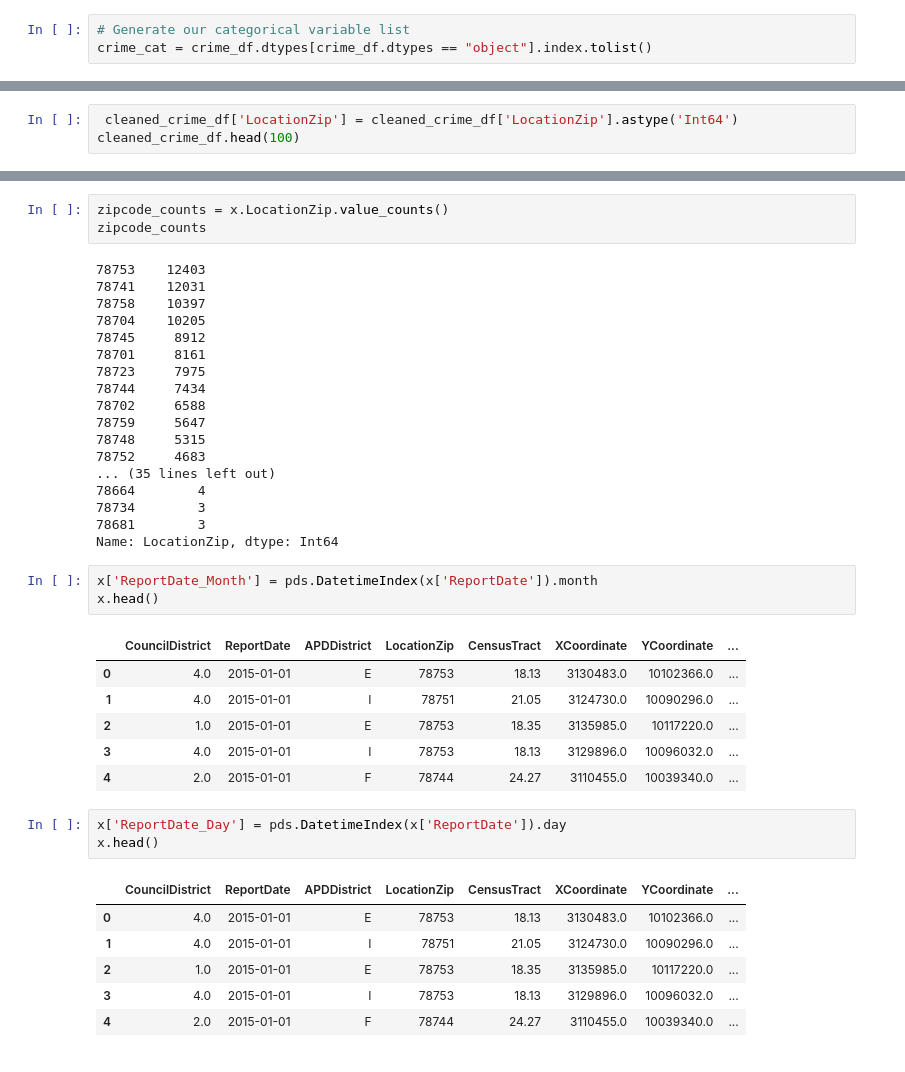
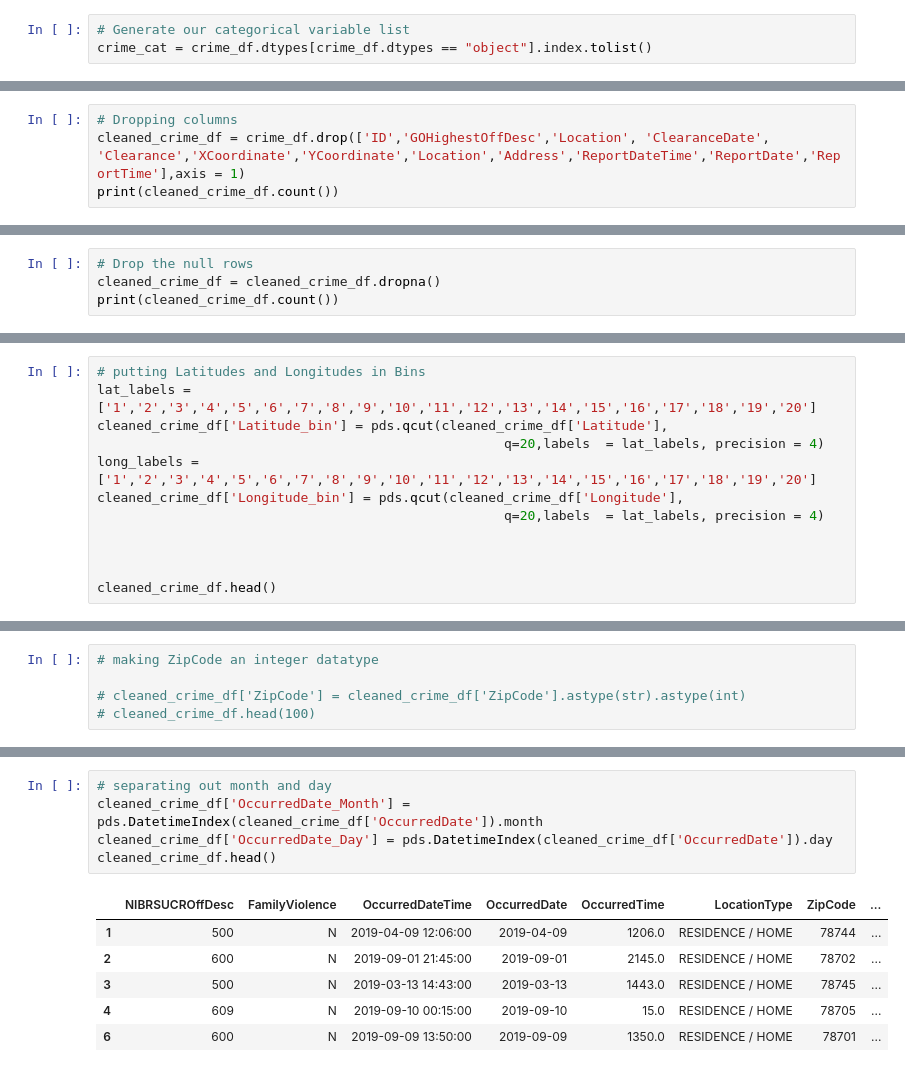
Before and after one commit to azusenaarroyo/project-one, a Jupyter notebook: AustinCrime.ipynb, the cells around one changed output, grey strips where cells are left out. Drawn from its saved outputs; the diff is of its cells as text.

```diff
--- a/AustinCrime.ipynb
+++ b/AustinCrime.ipynb
@@ -65,0 +120,4 @@ cleaned_crime_df.head()
+# %%
+# Dropping columns
+cleaned_crime_df = crime_df.drop(['ID','GOHighestOffDesc','Location', 'ClearanceDate', 'Clearance','XCoordinate','YCoordinate','Location','Address','ReportDateTime','ReportDate','ReportTime'],axis = 1)
+print(cleaned_crime_df.count())
@@ -65,0 +163,4 @@ cleaned_crime_df.head()
+# %%
+# Drop the null rows
+cleaned_crime_df = cleaned_crime_df.dropna()
+print(cleaned_crime_df.count())
@@ -65,0 +197,12 @@ cleaned_crime_df.head()
+# %%
+# putting Latitudes and Longitudes in Bins
+lat_labels = ['1','2','3','4','5','6','7','8','9','10','11','12','13','14','15','16','17','18','19','20']
+cleaned_crime_df['Latitude_bin'] = pds.qcut(cleaned_crime_df['Latitude'],
+                                                    q=20,labels  = lat_labels, precision = 4)
+long_labels = ['1','2','3','4','5','6','7','8','9','10','11','12','13','14','15','16','17','18','19','20']
+cleaned_crime_df['Longitude_bin'] = pds.qcut(cleaned_crime_df['Longitude'],
+                                                    q=20,labels  = lat_labels, precision = 4)
+
+
+
+cleaned_crime_df.head()
@@ -66,3 +216,5 @@ cleaned_crime_df.head()
 # %%
- cleaned_crime_df['LocationZip'] = cleaned_crime_df['LocationZip'].astype('Int64')
-cleaned_crime_df.head(100)
+# making ZipCode an integer datatype
+
+# cleaned_crime_df['ZipCode'] = cleaned_crime_df['ZipCode'].astype(str).astype(int)
+# cleaned_crime_df.head(100)
@@ -114,43 +243,14 @@ YCoordinate        36911
 dtype: int64
-# %%
-zipcode_counts = x.LocationZip.value_counts()
-zipcode_counts
-# %% [output]
-78753    12403
-78741    12031
-78758    10397
-78704    10205
-78745     8912
-78701     8161
-78723     7975
-78744     7434
-78702     6588
-78759     5647
-78748     5315
-78752     4683
-... (35 lines left out)
-78664        4
-78734        3
-78681        3
-Name: LocationZip, dtype: Int64
 # %%
-x['ReportDate_Month'] = pds.DatetimeIndex(x['ReportDate']).month
-x.head()
+# separating out month and day
+cleaned_crime_df['OccurredDate_Month'] = pds.DatetimeIndex(cleaned_crime_df['OccurredDate']).month
+cleaned_crime_df['OccurredDate_Day'] = pds.DatetimeIndex(cleaned_crime_df['OccurredDate']).day
+cleaned_crime_df.head()
 # %% [output]
-|  | CouncilDistrict | ReportDate | APDDistrict | LocationZip | CensusTract | XCoordinate | YCoordinate | ... |
-| 0 | 4.0 | 2015-01-01 | E | 78753 | 18.13 | 3130483.0 | 10102366.0 | ... |
-| 1 | 4.0 | 2015-01-01 | I | 78751 | 21.05 | 3124730.0 | 10090296.0 | ... |
-| 2 | 1.0 | 2015-01-01 | E | 78753 | 18.35 | 3135985.0 | 10117220.0 | ... |
-| 3 | 4.0 | 2015-01-01 | I | 78753 | 18.13 | 3129896.0 | 10096032.0 | ... |
-| 4 | 2.0 | 2015-01-01 | F | 78744 | 24.27 | 3110455.0 | 10039340.0 | ... |
+|  | NIBRSUCROffDesc | FamilyViolence | OccurredDateTime | OccurredDate | OccurredTime | LocationType | ZipCode | ... |
+| 1 | 500 | N | 2019-04-09 12:06:00 | 2019-04-09 | 1206.0 | RESIDENCE / HOME | 78744 | ... |
+| 2 | 600 | N | 2019-09-01 21:45:00 | 2019-09-01 | 2145.0 | RESIDENCE / HOME | 78702 | ... |
+| 3 | 500 | N | 2019-03-13 14:43:00 | 2019-03-13 | 1443.0 | RESIDENCE / HOME | 78745 | ... |
+| 4 | 609 | N | 2019-09-10 00:15:00 | 2019-09-10 | 15.0 | RESIDENCE / HOME | 78705 | ... |
+| 6 | 600 | N | 2019-09-09 13:50:00 | 2019-09-09 | 1350.0 | RESIDENCE / HOME | 78701 | ... |
-# %%
-x['ReportDate_Day'] = pds.DatetimeIndex(x['ReportDate']).day
-x.head()
-# %% [output]
-|  | CouncilDistrict | ReportDate | APDDistrict | LocationZip | CensusTract | XCoordinate | YCoordinate | ... |
-| 0 | 4.0 | 2015-01-01 | E | 78753 | 18.13 | 3130483.0 | 10102366.0 | ... |
-| 1 | 4.0 | 2015-01-01 | I | 78751 | 21.05 | 3124730.0 | 10090296.0 | ... |
-| 2 | 1.0 | 2015-01-01 | E | 78753 | 18.35 | 3135985.0 | 10117220.0 | ... |
-| 3 | 4.0 | 2015-01-01 | I | 78753 | 18.13 | 3129896.0 | 10096032.0 | ... |
-| 4 | 2.0 | 2015-01-01 | F | 78744 | 24.27 | 3110455.0 | 10039340.0 | ... |
 # %%
```
Also changed, not shown: parts of 96 cells of this notebook.
